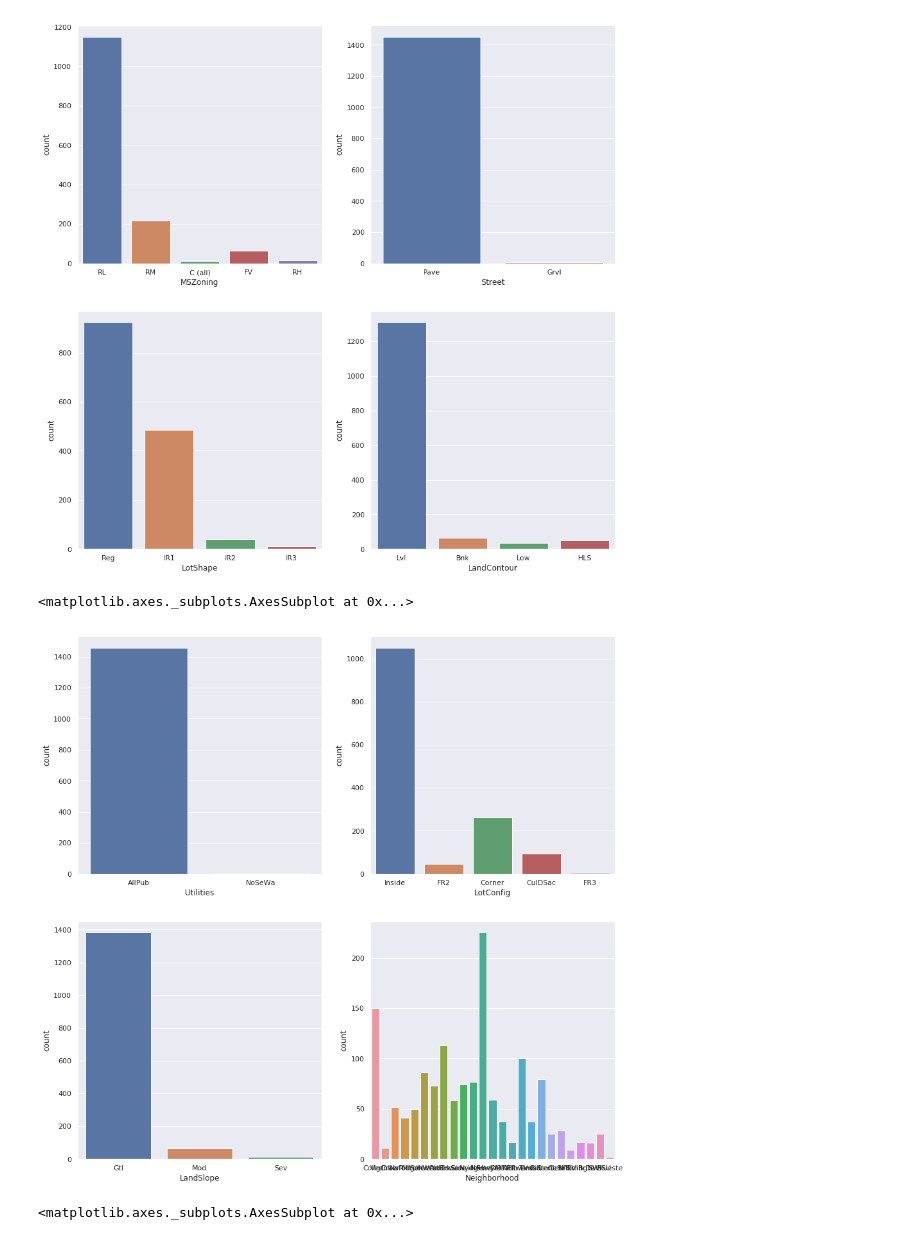
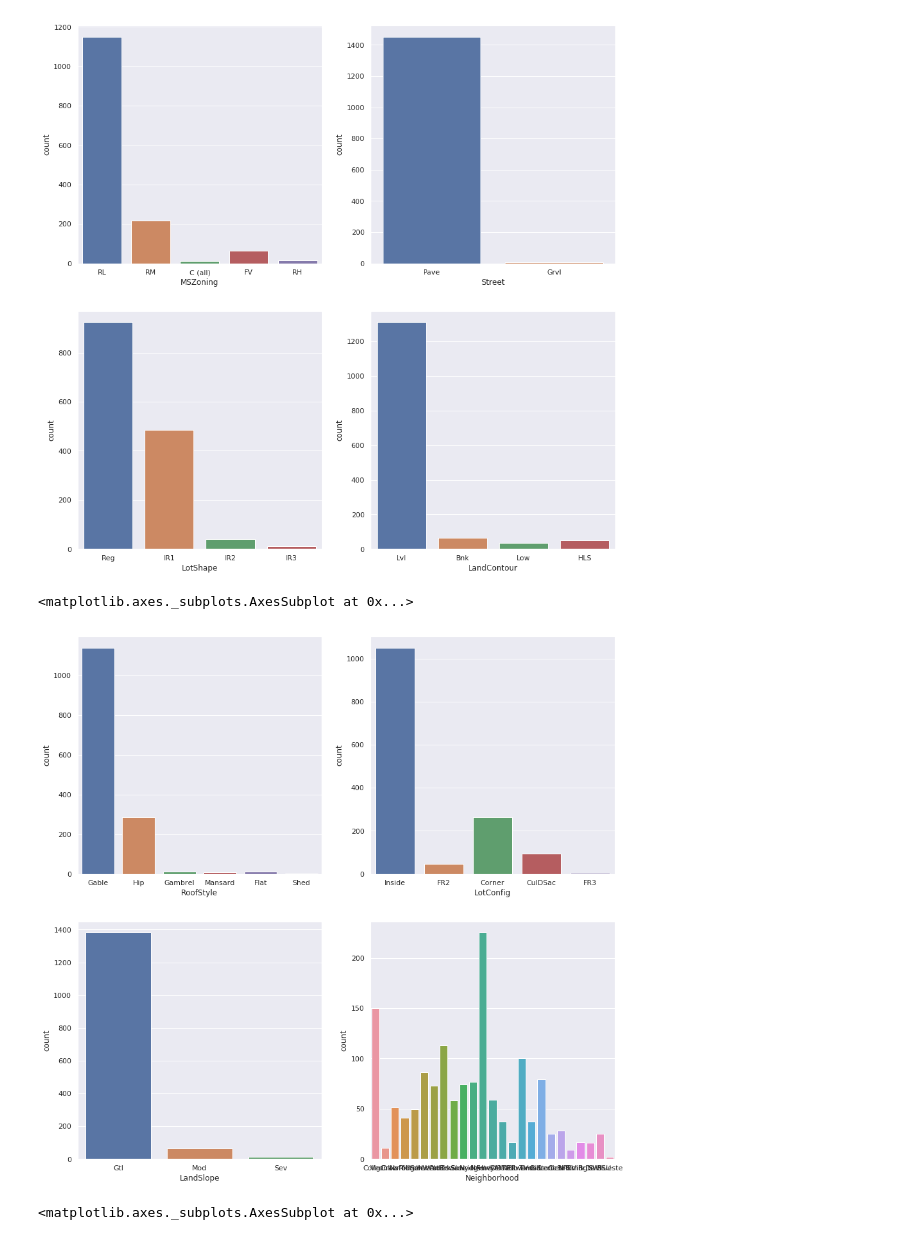
Before and after one commit to anushkaparadkar/advanced-regression, a Jupyter notebook: advanced-regression.ipynb, the cells around one changed output. Drawn from its saved outputs; the diff is of its cells as text; code cells hidden in the pictures.

```diff
--- a/advanced-regression.ipynb
+++ b/advanced-regression.ipynb
@@ -58,8 +58,8 @@ SaleCondition       0
 SalePrice           0
 dtype: int64
 # %%
-# We have to drop some columns which contains large number of null values
-drop_variables = ['LotFrontage', 'Alley', 'FireplaceQu', 'PoolQC', 'Fence', 'MiscFeature']
+# We have to drop some columns which contains large number of null values and features not important for model
+drop_variables = ['Id', 'Alley', 'FireplaceQu', 'PoolQC', 'Fence', 'MiscFeature','MiscVal','3SsnPorch','PoolArea','Utilities']
 df =df.drop(drop_variables, axis = 1)
 df.head()
 # %% [output]
@@ -95,6 +95,8 @@ SaleType          object
 SaleCondition     object
 SalePrice          int64
 dtype: object
+# %%
+df.LotFrontage = df.groupby('Neighborhood').LotFrontage.apply(lambda x: x.fillna(x.median()))
 # %%
 round(100*(df.isnull().sum()/len(df.index)),2).sort_values(ascending = False)
 # %% [output]
@@ -204,6 +206,13 @@ Id               0.0
 dtype: float64
 # %% [markdown]
 ##### Null values have been eliminated
+# %%
+# Convert year related columns to number of years, to find how old the house is, or how many years ago that particular
+# house was sold.
+df['YearBuilt'] = 2020 - df['YearBuilt']
+df['YearRemodAdd'] = 2020 - df['YearRemodAdd']
+df['GarageYrBlt'] = 2020 - df['GarageYrBlt']
+df['YrSold'] = 2020 - df['YrSold']
 # %%
 df.shape
 # %% [output]
@@ -273,16 +282,16 @@ sns.countplot(x='LandContour', data=df)
 # %%
 plt.figure(figsize=(15,15))
 plt.subplot(221)
-sns.countplot(x='Utilities', data=df)
+sns.countplot(x='RoofStyle', data=df)
 plt.subplot(222)
 sns.countplot(x='LotConfig', data=df)
 plt.subplot(223)
 sns.countplot(x='LandSlope', data=df)
 plt.subplot(224)
 sns.countplot(x='Neighborhood', data=df)
 # %% [output]
 <matplotlib.axes._subplots.AxesSubplot at 0x...>
-[figure, old version]
+[figure, new version]
 # %%
 plt.figure(figsize=(15,15))
 plt.subplot(221)
```
Also changed, not shown: parts of 48 cells of this notebook.
